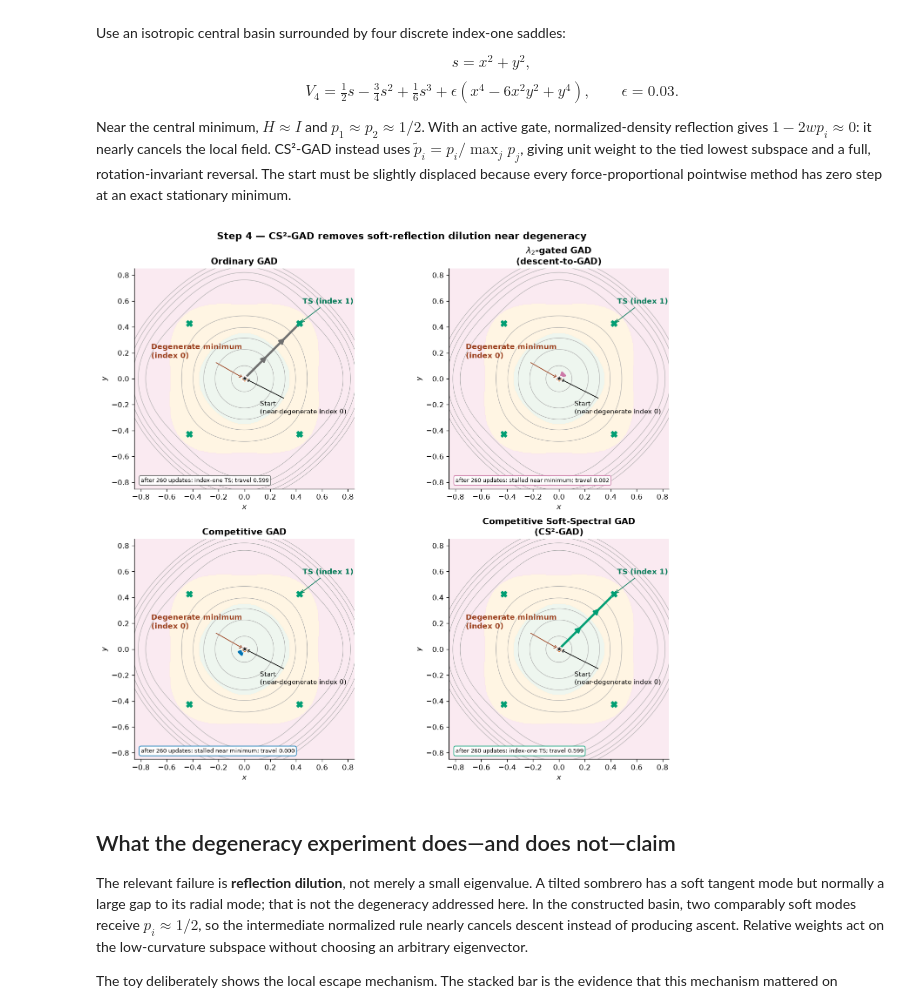
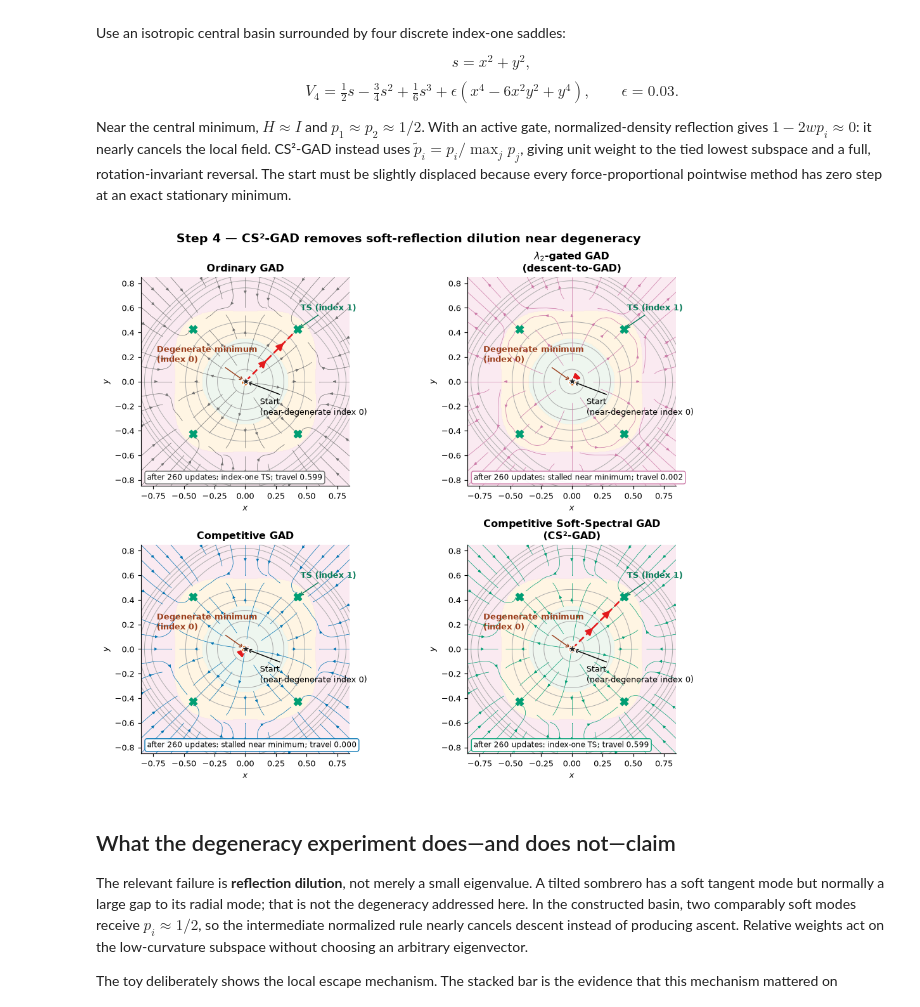
Before and after one commit to memo-ozdincer/GAD_plus, a Jupyter notebook: examples/gad_mechanism_failure_atlas.ipynb, the cells around one changed output. Saved outputs shown, nothing was run; the diff lists cells and outputs as text; code cells hidden in the pictures.

```diff
--- a/examples/gad_mechanism_failure_atlas.ipynb
+++ b/examples/gad_mechanism_failure_atlas.ipynb
@@ -140,9 +163,9 @@ grid1 = np.linspace(-1.25, 1.25, 300)
 X1, Y1 = np.meshgrid(grid1, grid1)
 Z1 = (X1*X1 - 1.0)**2 + 0.5*Y1*Y1
 IDX1=exact_index_grid(H1,X1,Y1)
-fig,axes=plt.subplots(2,2,figsize=(11.8,10.2),constrained_layout=True)
+fig,axes=plt.subplots(2,2,figsize=(10.0,8.2),constrained_layout=True)
 for ax,method in zip(axes.flat,METHODS):
-    method_panel(ax,X1,Y1,Z1,IDX1,paths1[method],method,xlim=(-1.2,1.2),ylim=(-1.0,1.0),levels=np.linspace(.02,2.1,15))
+    method_panel(ax,X1,Y1,Z1,IDX1,paths1[method],method,grad=g1,hess=H1,xlim=(-1.2,1.2),ylim=(-1.0,1.0),levels=np.linspace(.02,2.1,15))
     ax.scatter(*start1,marker='*',s=115,color='#222222',edgecolor='white',zorder=8)
     ax.annotate('Start (index 1)',start1,xytext=(.58,.72),arrowprops=dict(arrowstyle='->'),fontsize=9)
     ax.scatter([0],[0],marker='X',s=90,color='#009E73',zorder=8)
@@ -180,12 +203,12 @@ def H2(q):
 audit_surface(g2,H2,[(.06,.08),(0,1),(.5,0)])
 start2=np.array([.06,.08])
 paths2={m:policy_trace(start2,g2,H2,m,R=.025,steps=140,stop_fmax=.015)[0] for m in METHODS}
-gridx2=np.linspace(-.16,.66,330); gridy2=np.linspace(-.08,1.08,360); X2,Y2=np.meshgrid(gridx2,gridy2)
+gridx2=np.linspace(-.34,.74,360); gridy2=np.linspace(-.08,1.08,360); X2,Y2=np.meshgrid(gridx2,gridy2)
 Z2=(X2*X2-.25)**2+.1*(Y2*Y2-1)**2+.65*X2*X2*Y2*Y2
 IDX2=exact_index_grid(H2,X2,Y2)
-fig,axes=plt.subplots(2,2,figsize=(10.7,12.2),constrained_layout=True)
+fig,axes=plt.subplots(2,2,figsize=(10.0,8.5),constrained_layout=True)
 for ax,method in zip(axes.flat,METHODS):
-    path=paths2[method]; method_panel(ax,X2,Y2,Z2,IDX2,path,method,xlim=(-.14,.64),ylim=(-.06,1.06),levels=np.linspace(.001,.23,14))
+    path=paths2[method]; method_panel(ax,X2,Y2,Z2,IDX2,path,method,grad=g2,hess=H2,xlim=(-.34,.74),ylim=(-.06,1.06),levels=np.linspace(.001,.23,14))
     ax.scatter(*start2,marker='*',s=115,color='#222222',edgecolor='white',zorder=8)
     ax.annotate('Start\n(index 2)',start2,xytext=(.14,.17),arrowprops=dict(arrowstyle='->'),fontsize=9)
     ax.scatter([0],[1],s=65,color='#D55E00',edgecolor='white',zorder=8)
@@ -227,10 +250,10 @@ paths3={m:policy_trace(start3,g3,H3,m,R=.32,steps=14)[0] for m in METHODS}
 gridx3=np.linspace(-.12,.72,380); gridy3=np.linspace(-.22,.22,250); X3,Y3=np.meshgrid(gridx3,gridy3)
 Z3=(X3*X3-A3*A3)**2+.5*(1-1.2*np.exp(-((X3-XC3)/WIDTH3)**2))*Y3*Y3+4*Y3**4
 IDX3=exact_index_grid(H3,X3,Y3)
-fig,axes=plt.subplots(2,2,figsize=(12.4,7.7),constrained_layout=True)
+fig,axes=plt.subplots(2,2,figsize=(10.0,6.2),constrained_layout=True)
 for ax,method in zip(axes.flat,METHODS):
-    path=paths3[method]; method_panel(ax,X3,Y3,Z3,IDX3,path,method,xlim=(-.08,.68),ylim=(-.19,.19),levels=np.linspace(.002,.15,14))
-    ax.plot(path[:3,0],path[:3,1],'o',ms=5,color=COLORS[method],zorder=6)
+    path=paths3[method]; method_panel(ax,X3,Y3,Z3,IDX3,path,method,grad=g3,hess=H3,xlim=(-.08,.68),ylim=(-.19,.19),levels=np.linspace(.002,.15,14))
+    ax.plot(path[:3,0],path[:3,1],'o',ms=4,color=TRAJECTORY_COLOR,zorder=6)
     ax.scatter(*start3,marker='*',s=115,color='#222222',edgecolor='white',zorder=8)
     ax.annotate('Start (index 2)',start3,xytext=(.25,.105),arrowprops=dict(arrowstyle='->'),ha='center',fontsize=9)
     ax.scatter([0],[0],marker='X',s=90,color='#009E73',zorder=8)
@@ -273,36 +296,36 @@ def H4(q):
     H=(1-3*s+s*s)*np.eye(2)+4*(-1.5+s)*np.outer(v,v)
     H+=EPS4*np.array([[12*x*x-12*y*y,-24*x*y],[-24*x*y,12*y*y-12*x*x]])
     return H
 
 audit_surface(g4,H4,[(0,0),(.003,.003),(.4,.4)])
 start4=.003*np.array([2**-.5,2**-.5])
 paths4={m:policy_trace(start4,g4,H4,m,R=.018,steps=260)[0] for m in METHODS}
 
 grid4=np.linspace(-1.05,1.05,360); X4,Y4=np.meshgrid(grid4,grid4)
 S4=X4*X4+Y4*Y4
 Z4=.5*S4-.75*S4**2+S4**3/6+EPS4*(X4**4-6*X4*X4*Y4*Y4+Y4**4)
 idx4=exact_index_grid(H4,X4,Y4)
 inner_s=(3+4*EPS4-np.sqrt((3+4*EPS4)**2-4))/2; rts=np.sqrt(inner_s)
 ts_angles=np.pi/4+np.arange(4)*np.pi/2; ts4=np.array([[rts*np.cos(a),rts*np.sin(a)] for a in ts_angles])
-fig,axes=plt.subplots(2,2,figsize=(12.0,10.6),constrained_layout=True)
+fig,axes=plt.subplots(2,2,figsize=(9.8,8.3),constrained_layout=True)
 for ax,method in zip(axes.flat,METHODS):
-    path=paths4[method]; method_panel(ax,X4,Y4,Z4,idx4,path,method,xlim=(-.85,.85),ylim=(-.85,.85),levels=np.linspace(.005,.23,13))
+    path=paths4[method]; method_panel(ax,X4,Y4,Z4,idx4,path,method,grad=g4,hess=H4,xlim=(-.85,.85),ylim=(-.85,.85),levels=np.linspace(.005,.23,13))
     ax.scatter([0],[0],s=65,color='#D55E00',edgecolor='white',zorder=8)
     ax.annotate('Degenerate minimum\n(index 0)',(0,0),xytext=(-.72,.16),color='#9A3E1C',fontweight='bold',
                 arrowprops=dict(arrowstyle='->',color='#9A3E1C'))
     ax.scatter(ts4[:,0],ts4[:,1],marker='X',s=70,color='#009E73',zorder=8)
     ax.annotate('TS (index 1)',ts4[0],xytext=(.45,.58),color='#087B59',fontweight='bold',
                 arrowprops=dict(arrowstyle='->',color='#087B59'))
     ax.scatter(*start4,marker='*',s=115,color='#222222',edgecolor='white',zorder=9)
     ax.annotate('Start\n(near-degenerate index 0)',start4,xytext=(.12,-.27),arrowprops=dict(arrowstyle='->'),fontsize=9)
     terminal_index=np.sum(np.linalg.eigvalsh(H4(path[-1]))<0); travelled=np.linalg.norm(path[-1]-path[0])
     terminal_kind='index-one TS' if terminal_index==1 else ('stalled near minimum' if travelled<.02 else 'index-zero endpoint')
     ax.text(.03,.03,f'after 260 updates: {terminal_kind}; travel {travelled:.3f}',transform=ax.transAxes,fontsize=8,
             bbox=dict(boxstyle='round,pad=.3',fc='white',ec=COLORS[method],alpha=.92))
 fig.suptitle('Step 4 — CS²-GAD removes soft-reflection dilution near degeneracy',fontsize=13,fontweight='bold')
 plt.show()
 # %% [output]
-[figure, old version]
+[figure, new version]
 # %% [markdown]
 ## What the degeneracy experiment does—and does not—claim
 
```
Also changed, not shown: parts of 5 cells of this notebook.
